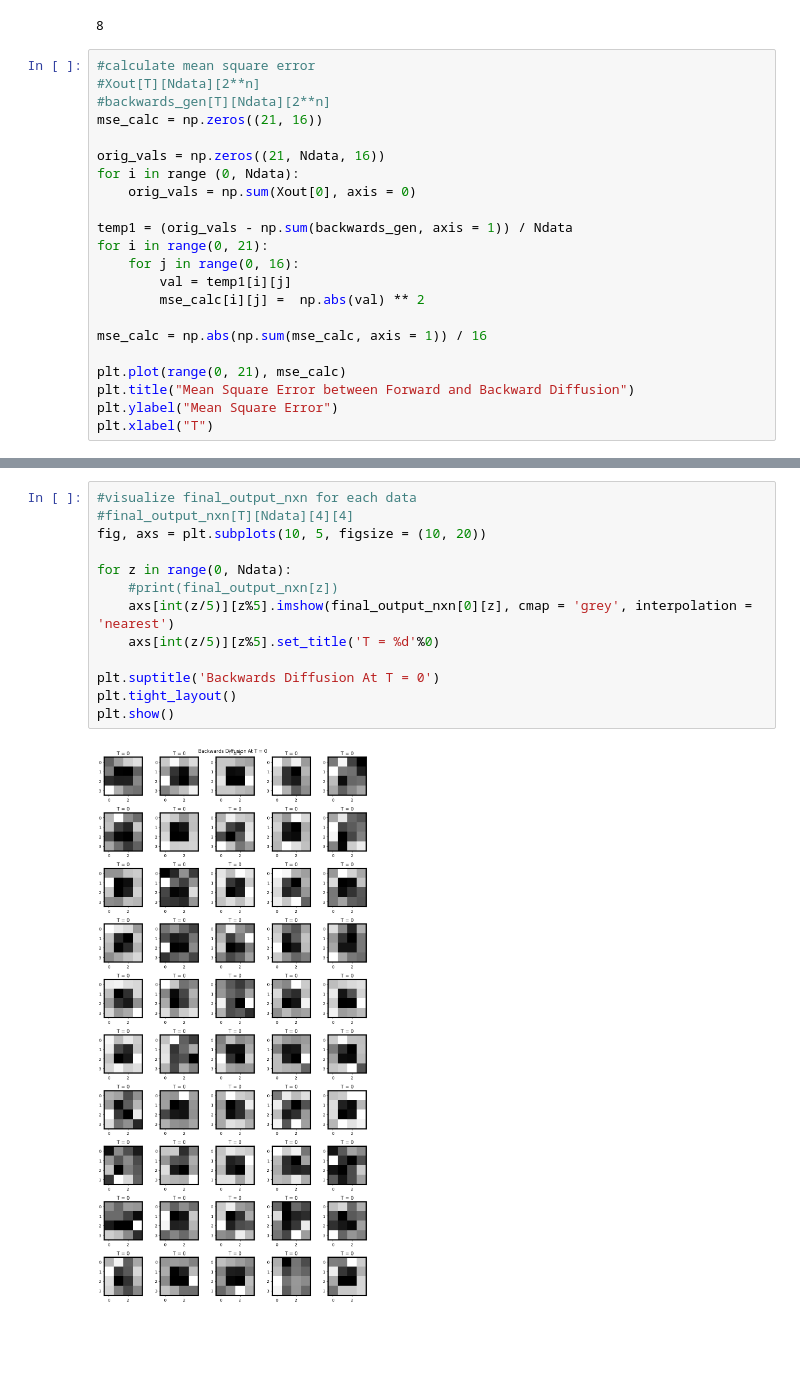
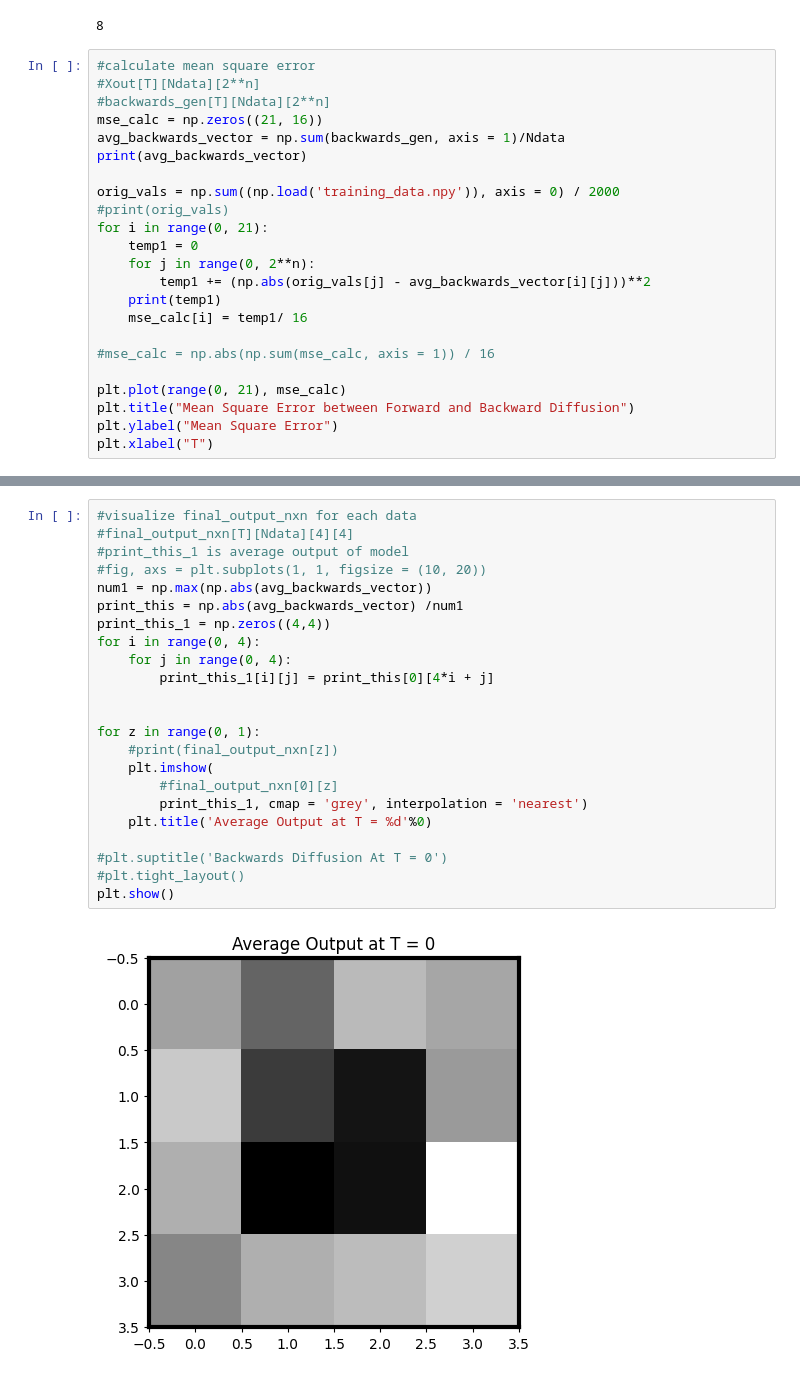
Before and after one commit to Neben5/QuantGenMdl, a Jupyter notebook: dog.ipynb, the cells around one changed output, grey strips where cells are left out. Saved outputs shown, nothing was run; the diff lists cells and outputs as text; blank space fills up the shorter version.

Commit message:
Working on MSE, printing average output of model

```diff
--- a/dog.ipynb
+++ b/dog.ipynb
@@ -487,18 +489,19 @@ print(np.sum(test_this[1]))
 #Xout[T][Ndata][2**n]
 #backwards_gen[T][Ndata][2**n]
 mse_calc = np.zeros((21, 16))
+avg_backwards_vector = np.sum(backwards_gen, axis = 1)/Ndata
+print(avg_backwards_vector)
 
-orig_vals = np.zeros((21, Ndata, 16))
-for i in range (0, Ndata):
-    orig_vals = np.sum(Xout[0], axis = 0)
+orig_vals = np.sum((np.load('training_data.npy')), axis = 0) / 2000
+#print(orig_vals)
+for i in range(0, 21):
+    temp1 = 0
+    for j in range(0, 2**n):
+        temp1 += (np.abs(orig_vals[j] - avg_backwards_vector[i][j]))**2
+    print(temp1)
+    mse_calc[i] = temp1/ 16
 
-temp1 = (orig_vals - np.sum(backwards_gen, axis = 1)) / Ndata
-for i in range(0, 21):
-    for j in range(0, 16):
-        val = temp1[i][j]
-        mse_calc[i][j] =  np.abs(val) ** 2
-
-mse_calc = np.abs(np.sum(mse_calc, axis = 1)) / 16
+#mse_calc = np.abs(np.sum(mse_calc, axis = 1)) / 16
 
 plt.plot(range(0, 21), mse_calc)
 plt.title("Mean Square Error between Forward and Backward Diffusion")
@@ -510,15 +530,25 @@ Text(0.5, 0, 'T')
 # %%
 #visualize final_output_nxn for each data
 #final_output_nxn[T][Ndata][4][4]
-fig, axs = plt.subplots(10, 5, figsize = (10, 20))
+#print_this_1 is average output of model
+#fig, axs = plt.subplots(1, 1, figsize = (10, 20))
+num1 = np.max(np.abs(avg_backwards_vector))
+print_this = np.abs(avg_backwards_vector) /num1
+print_this_1 = np.zeros((4,4))
+for i in range(0, 4):
+    for j in range(0, 4):
+        print_this_1[i][j] = print_this[0][4*i + j]
 
-for z in range(0, Ndata):
+
+for z in range(0, 1):
     #print(final_output_nxn[z])
-    axs[int(z/5)][z%5].imshow(final_output_nxn[0][z], cmap = 'grey', interpolation = 'nearest')
-    axs[int(z/5)][z%5].set_title('T = %d'%0)
+    plt.imshow(
+        #final_output_nxn[0][z]
+        print_this_1, cmap = 'grey', interpolation = 'nearest')
+    plt.title('Average Output at T = %d'%0)
 
-plt.suptitle('Backwards Diffusion At T = 0')
-plt.tight_layout()
+#plt.suptitle('Backwards Diffusion At T = 0')
+#plt.tight_layout()
 plt.show()
 # %% [output]
-[figure, old version]
+[figure, new version]
```
Also changed, not shown: parts of 2 cells of this notebook, 2 other files.
